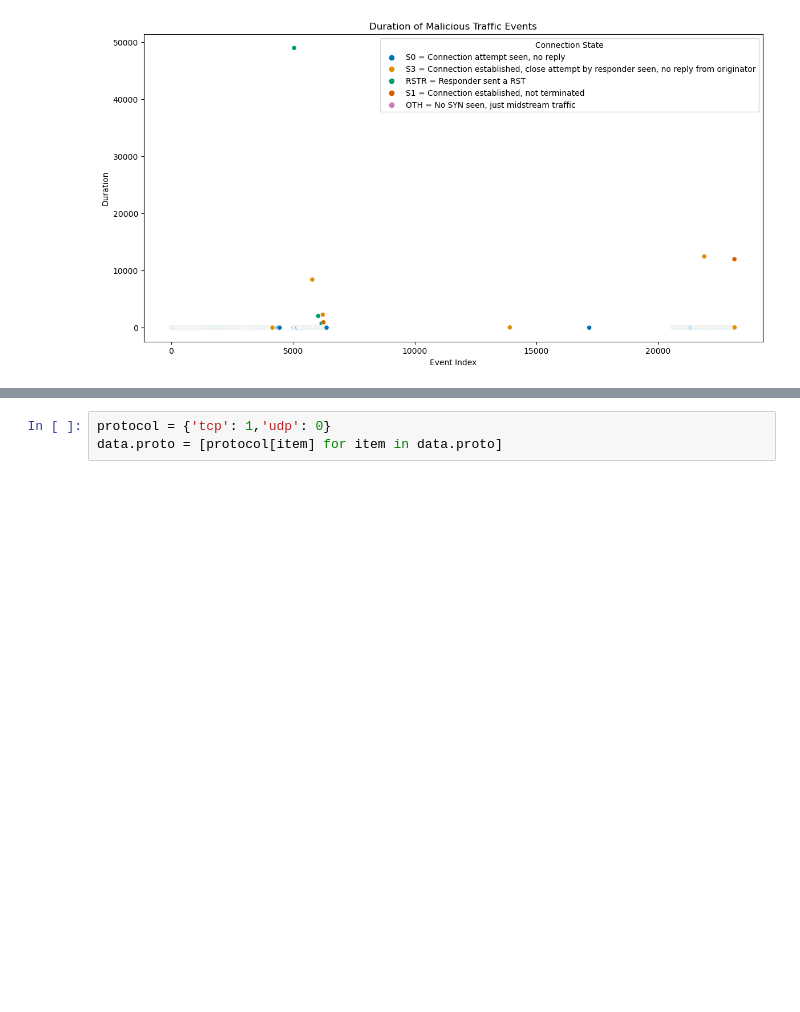
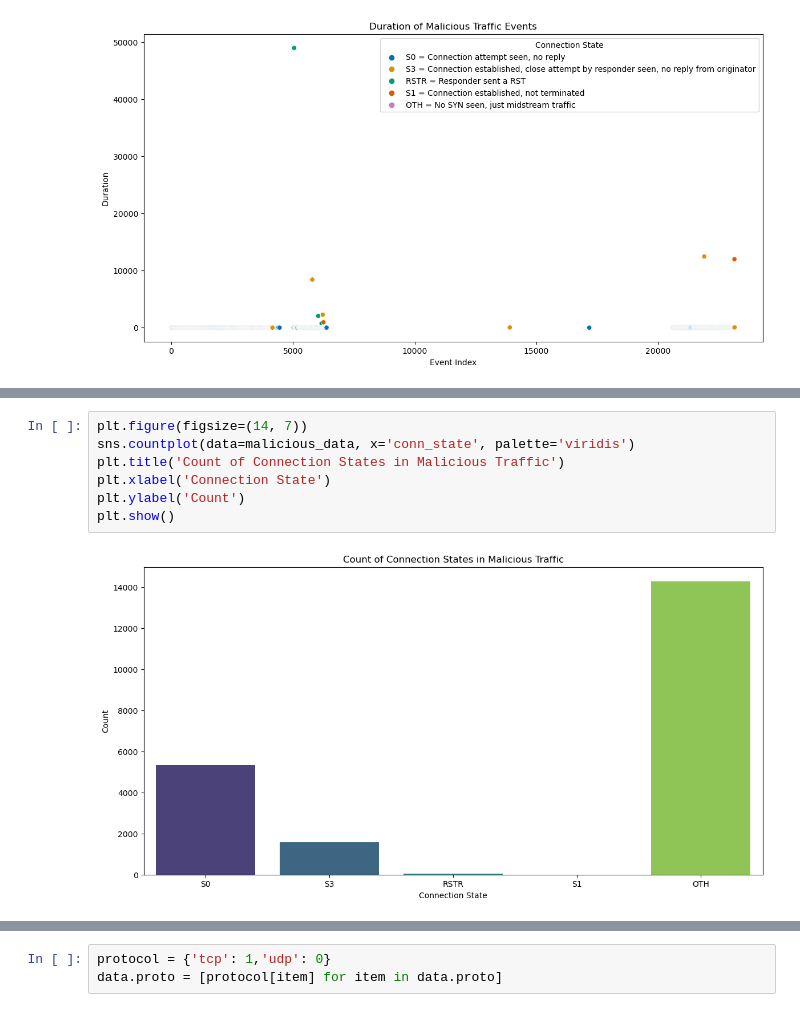
Before and after one commit to sdave777/Internet-of-Things_IDS_Data, a Jupyter notebook: Scratch.ipynb, the cells around one changed output, grey strips where cells are left out. Drawn from its saved outputs; the diff is of its cells as text; blank space fills up the shorter version.

```diff
--- a/Scratch.ipynb
+++ b/Scratch.ipynb
@@ -158,0 +218,9 @@ plt.show()
+# %%
+plt.figure(figsize=(14, 7))
+sns.countplot(data=malicious_data, x='conn_state', palette='viridis')
+plt.title('Count of Connection States in Malicious Traffic')
+plt.xlabel('Connection State')
+plt.ylabel('Count')
+plt.show()
+# %% [output]
+[figure, added]
```
Also changed, not shown: parts of 4 cells of this notebook, 3 other files.
